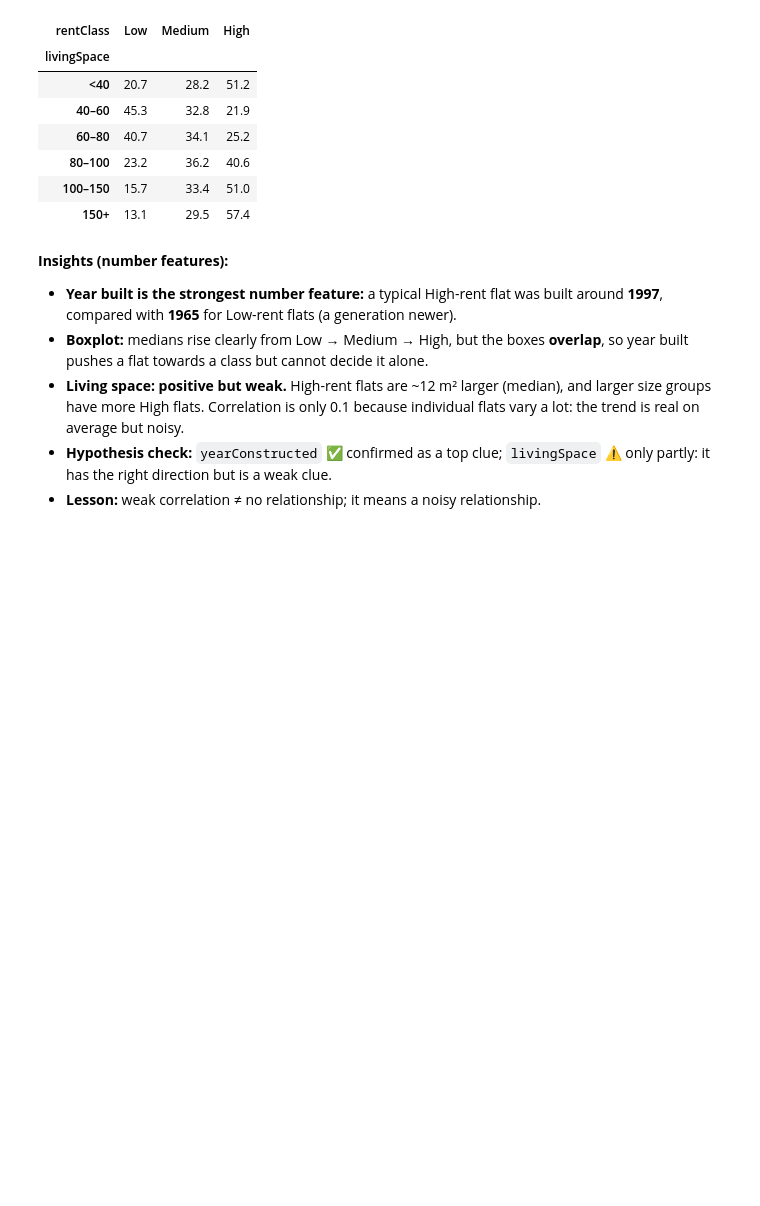
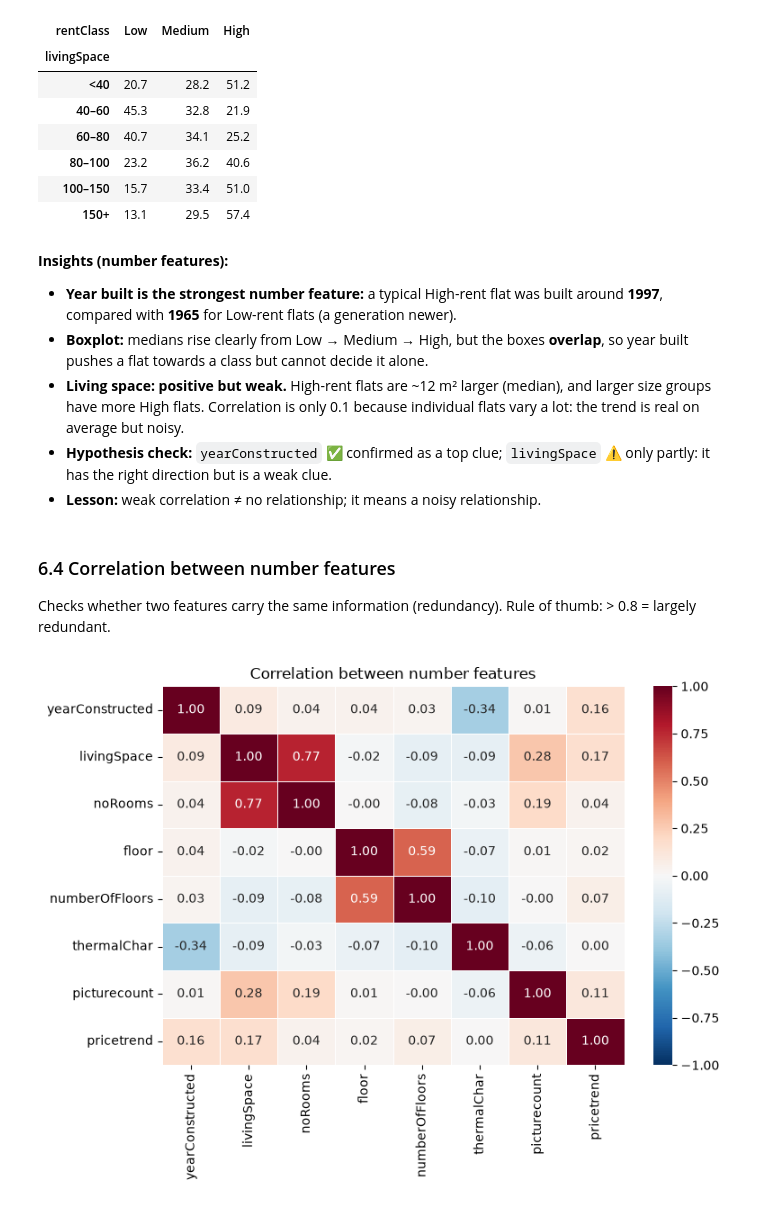
Before and after one commit to ihanmx/Rental_Datasert_study, a Jupyter notebook: notebooks/02_eda.ipynb, the cells around one changed output. Cells and saved outputs as stored; diff of their text form; code cells hidden in the pictures; blank space fills up the shorter version.

```diff
--- a/notebooks/02_eda.ipynb
+++ b/notebooks/02_eda.ipynb
@@ -353,3 +353,22 @@ size_groups = pd.cut(df_clean["livingSpace"],
 - **Living space: positive but weak.** High-rent flats are ~12 m² larger (median), and larger size groups have more High flats. Correlation is only 0.1 because individual flats vary a lot: the trend is real on average but noisy.
 - **Hypothesis check:** `yearConstructed` ✅ confirmed as a top clue; `livingSpace` ⚠️ only partly: it has the right direction but is a weak clue.
 - **Lesson:** weak correlation ≠ no relationship; it means a noisy relationship.
+# %% [markdown]
+### 6.4 Correlation between number features
+Checks whether two features carry the same information (redundancy). Rule of thumb: > 0.8 = largely redundant.
+# %%
+# Correlation of every number feature with every other one
+corr_matrix = df_clean[num_features].corr().round(2)
+
+fig, ax = plt.subplots(figsize=(8, 6))
+sns.heatmap(corr_matrix,
+            annot=True, fmt=".2f",           # write the number in each cell
+            cmap="RdBu_r", center=0,         # blue = negative, white = 0, red = positive
+            vmin=-1, vmax=1,                 # fix the colour scale from -1 to 1
+            linewidths=0.5, ax=ax)
+ax.set_title("Correlation between number features")
+plt.tight_layout()
+plt.savefig("../reports/figures/feature_correlation.png", dpi=150)
+plt.show()
+# %% [output]
+[figure, added]
```
Also changed, not shown: parts of 4 cells of this notebook.
